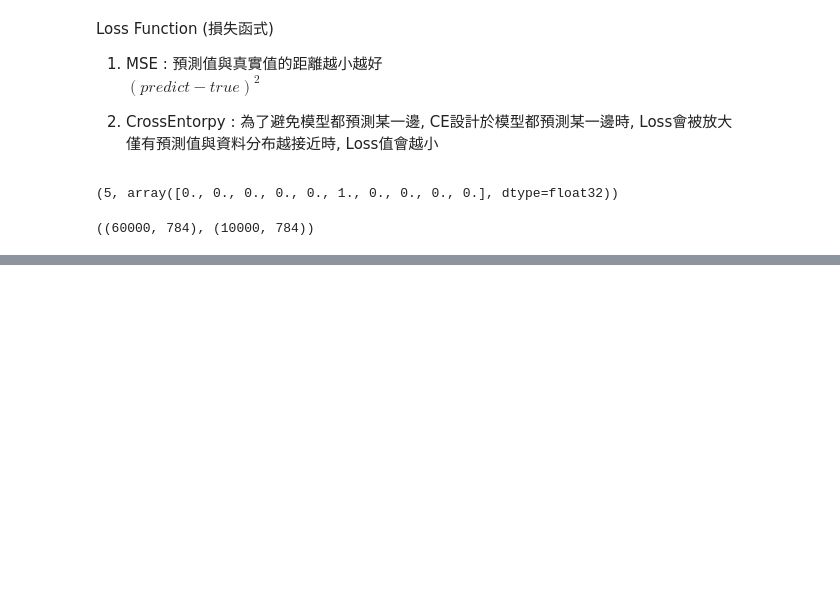
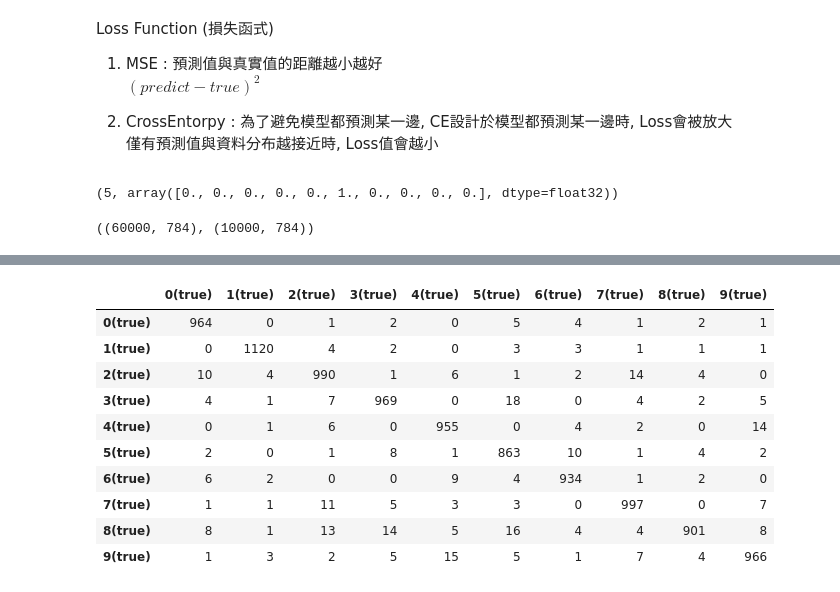
Before and after one commit to h0806449f/TensorFlow, a Jupyter notebook: Tibame_TensorFlow_MNIST.ipynb, the cells around one changed output, grey strips where cells are left out. Cells and saved outputs as stored; diff of their text form; code cells hidden in the pictures; blank space fills up the shorter version.

```diff
--- a/Tibame_TensorFlow_MNIST.ipynb
+++ b/Tibame_TensorFlow_MNIST.ipynb
@@ -159,0 +193,10 @@ Epoch 13/20
+# %%
+from sklearn.metrics import confusion_matrix
+
+pre = model.predict(x_test_normalize).argmax(axis=1)
+mat = confusion_matrix(y_test, pre)
+
+pd.DataFrame(mat,
+        index=["{}(true)".format(i) for i in range(10)],
+        columns=["{}(true)".format(i) for i in range(10)])
+# %% [output]
@@ -159,0 +204,11 @@ Epoch 13/20
+|  | 0(true) | 1(true) | 2(true) | 3(true) | 4(true) | 5(true) | 6(true) | 7(true) | 8(true) | 9(true) |
+| 0(true) | 964 | 0 | 1 | 2 | 0 | 5 | 4 | 1 | 2 | 1 |
+| 1(true) | 0 | 1120 | 4 | 2 | 0 | 3 | 3 | 1 | 1 | 1 |
+| 2(true) | 10 | 4 | 990 | 1 | 6 | 1 | 2 | 14 | 4 | 0 |
+| 3(true) | 4 | 1 | 7 | 969 | 0 | 18 | 0 | 4 | 2 | 5 |
+| 4(true) | 0 | 1 | 6 | 0 | 955 | 0 | 4 | 2 | 0 | 14 |
+| 5(true) | 2 | 0 | 1 | 8 | 1 | 863 | 10 | 1 | 4 | 2 |
+| 6(true) | 6 | 2 | 0 | 0 | 9 | 4 | 934 | 1 | 2 | 0 |
+| 7(true) | 1 | 1 | 11 | 5 | 3 | 3 | 0 | 997 | 0 | 7 |
+| 8(true) | 8 | 1 | 13 | 14 | 5 | 16 | 4 | 4 | 901 | 8 |
+| 9(true) | 1 | 3 | 2 | 5 | 15 | 5 | 1 | 7 | 4 | 966 |
```
Also changed, not shown: parts of 10 cells of this notebook.
